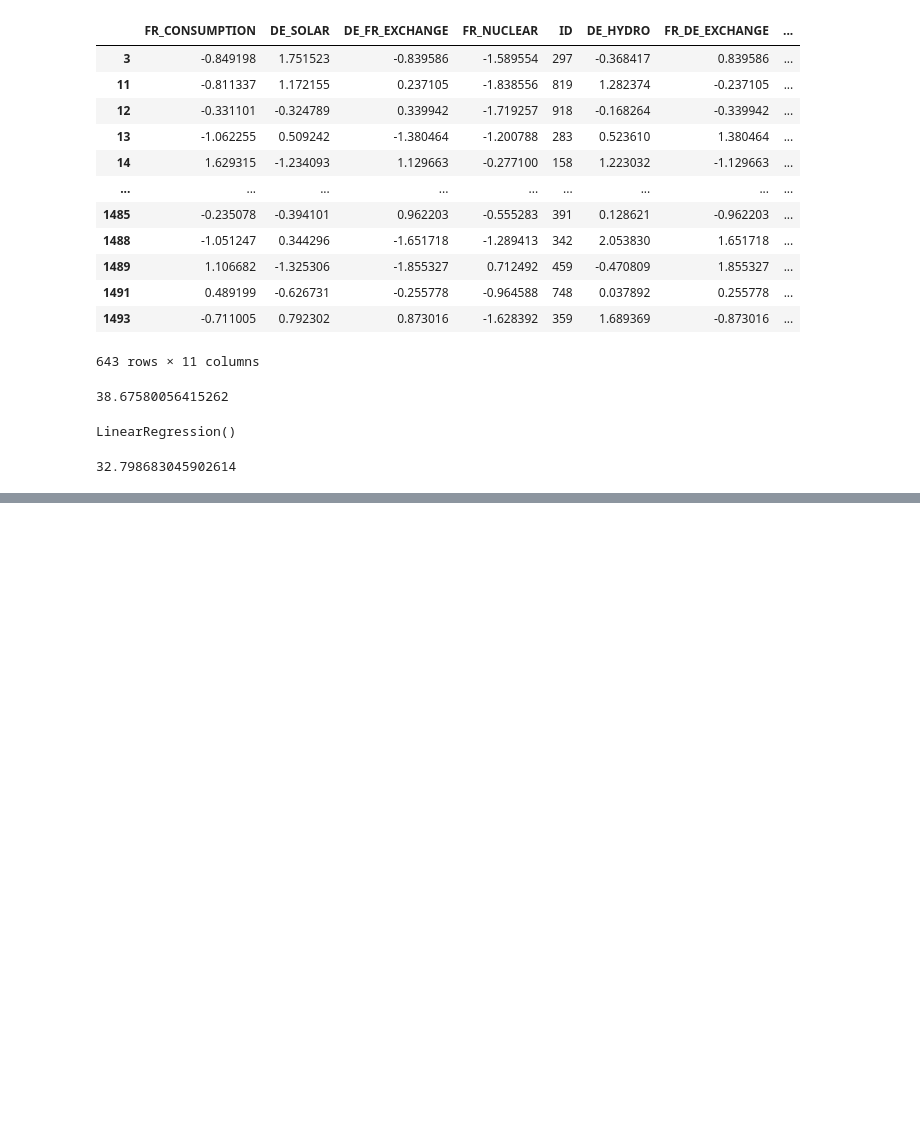
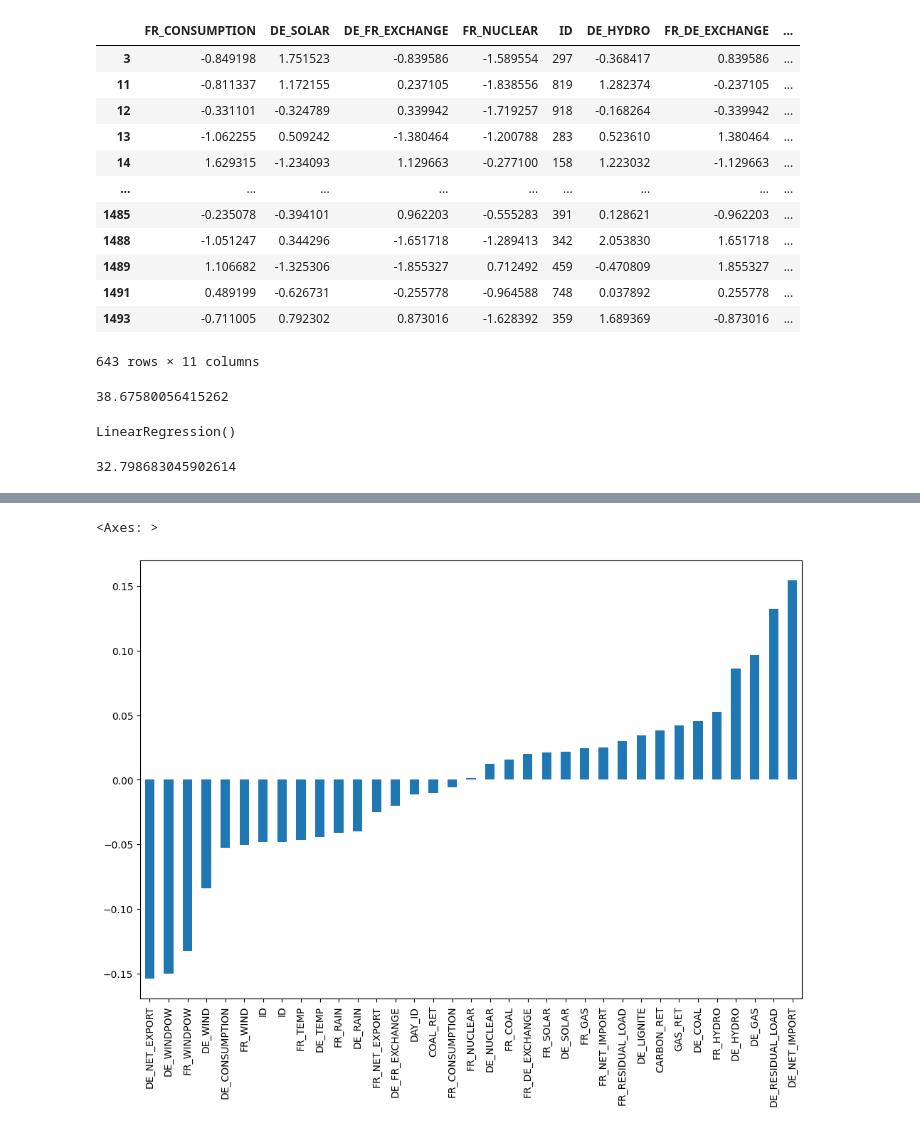
Before and after one commit to benJames9/QRT_Algo, a Jupyter notebook: predict.ipynb, the cells around one changed output, grey strips where cells are left out. Drawn from its saved outputs; the diff is of its cells as text; code cells hidden in the pictures; blank space fills up the shorter version.

```diff
--- a/predict.ipynb
+++ b/predict.ipynb
@@ -160,3 +160,6 @@ test_local(lr_fr, lr_de)
 32.798683045902614
 # %%
 pls_fr = PLSRegression
+# %%
+merged_df = pd.concat([x_train, y_train], axis = 1)
+merged_df.columns
@@ -162,0 +195,6 @@ pls_fr = PLSRegression
+# %%
+plt.figure(figsize = (12,8))
+merged_df.drop('COUNTRY', axis = 1).corr()['TARGET'][:-1].sort_values().plot(kind = 'bar')
+# %% [output]
+<Axes: >
+[figure, added]
```
Also changed, not shown: parts of 7 cells of this notebook, 1 other file.
